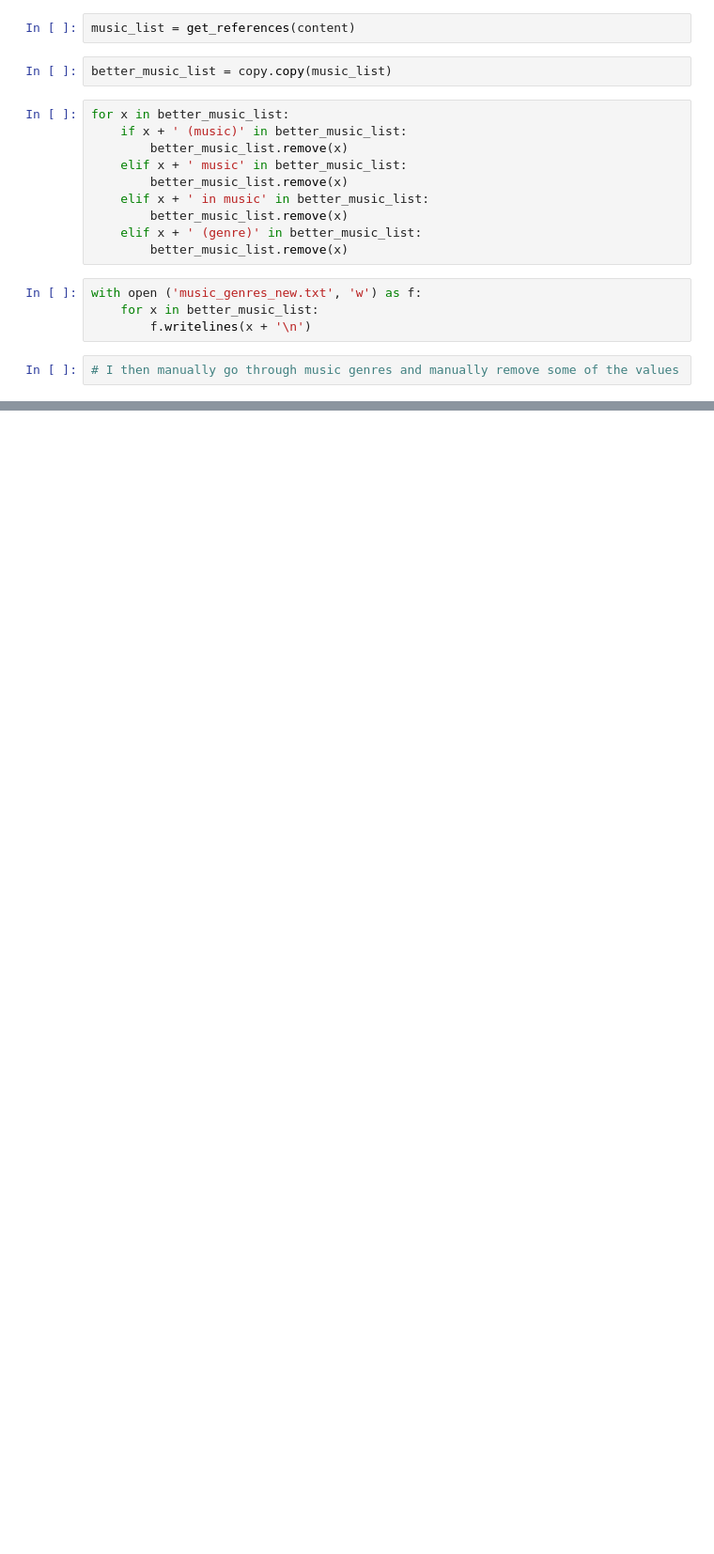
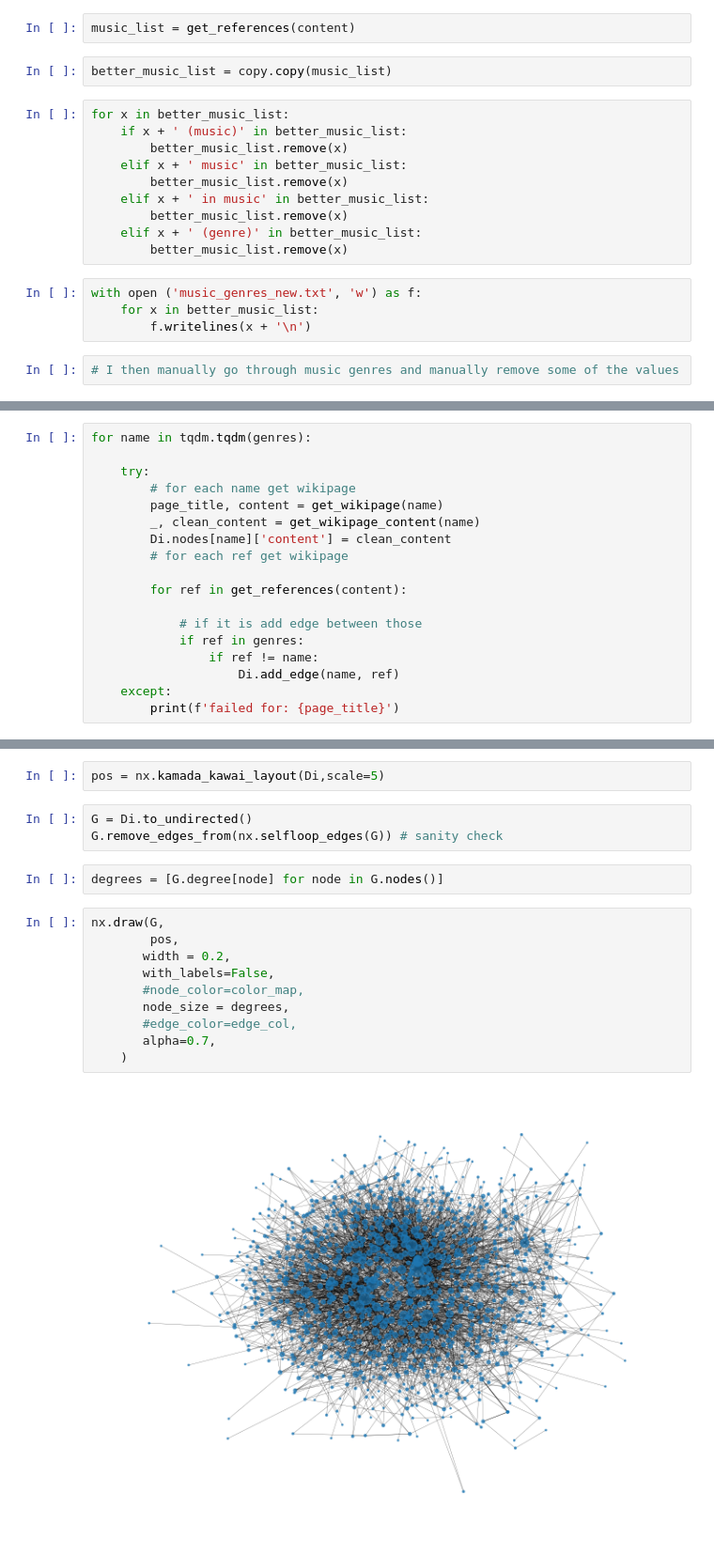
Before and after one commit to jakwisn/DTU-Social-Graphs-And-Interactions, a Jupyter notebook: Exploration.ipynb, the cells around one changed output, grey strips where cells are left out. Shown at 94% size. Saved outputs shown, nothing was run; the diff lists cells and outputs as text; blank space fills up the shorter version.

Commit message:
added more to graph

```diff
--- a/Exploration.ipynb
+++ b/Exploration.ipynb
@@ -86,0 +126,18 @@ with open ('music_genres.txt', 'w') as f:
+# %%
+for name in tqdm.tqdm(genres):
+
+    try:
+        # for each name get wikipage
+        page_title, content = get_wikipage(name)
+        _, clean_content = get_wikipage_content(name)
+        Di.nodes[name]['content'] = clean_content
+        # for each ref get wikipage
+
+        for ref in get_references(content):
+
+            # if it is add edge between those
+            if ref in genres:
+                if ref != name:
+                    Di.add_edge(name, ref)
+    except:
+        print(f'failed for: {page_title}')
@@ -86,0 +162,19 @@ with open ('music_genres.txt', 'w') as f:
+# %%
+pos = nx.kamada_kawai_layout(Di,scale=5)
+# %%
+G = Di.to_undirected()
+G.remove_edges_from(nx.selfloop_edges(G)) # sanity check
+# %%
+degrees = [G.degree[node] for node in G.nodes()]
+# %%
+nx.draw(G,
+        pos,
+       width = 0.2,
+       with_labels=False,
+       #node_color=color_map,
+       node_size = degrees,
+       #edge_color=edge_col,
+       alpha=0.7,
+    )
+# %% [output]
+[figure, added]
```
Also changed, not shown: parts of 15 cells of this notebook.
